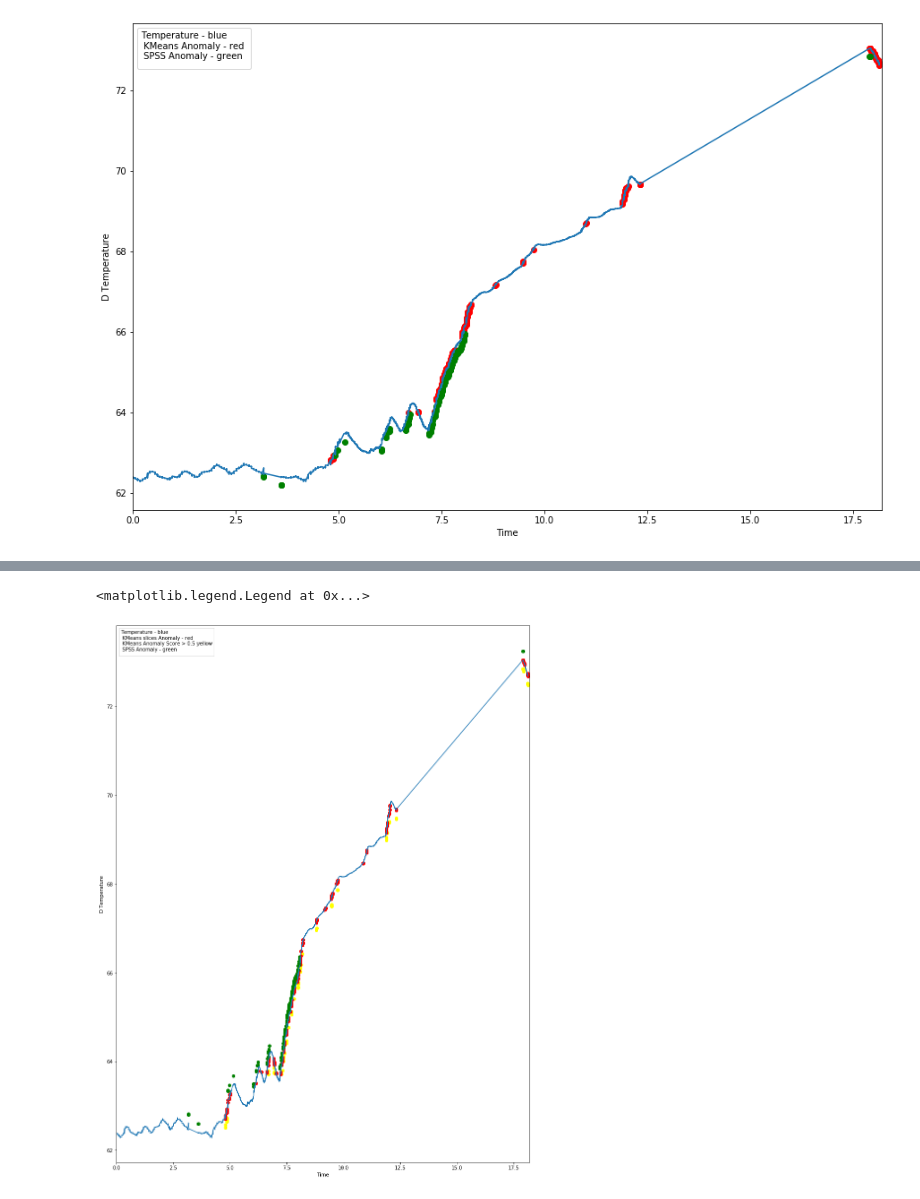
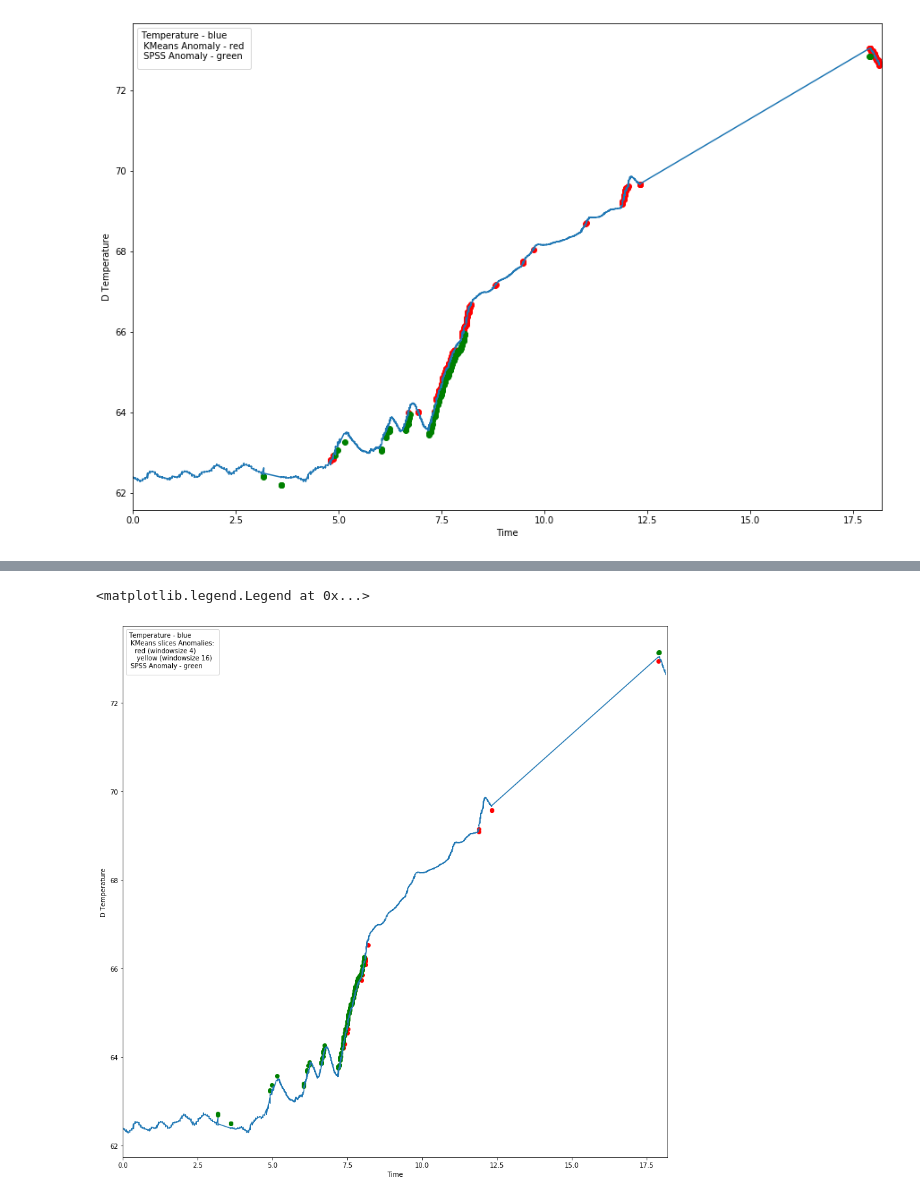
Before and after one commit to sedgewickmm18/mmfunctions, a Jupyter notebook: AnomalyLauren.ipynb, the cells around one changed output, grey strips where cells are left out. Drawn from its saved outputs; the diff is of its cells as text; code cells hidden in the pictures.

```diff
--- a/AnomalyLauren.ipynb
+++ b/AnomalyLauren.ipynb
@@ -303,6 +252,10 @@ ax.legend(title='Temperature - blue\n KMeans Anomaly - red \n SPSS Anomaly - gre
 # Maybe windowing makes more sense - we have slices prepared in a previous step
 # now we compare the 'shapes' of short functions
 # Window size: 12
-slices2 = skiutil.view_as_windows(temperature, window_shape=(12,))
+windowsize = 4
+windowsize2 = 16
+slices = skiutil.view_as_windows(temperature, window_shape=(windowsize,))
+slices.shape
+slices2 = skiutil.view_as_windows(temperature, window_shape=(windowsize2,))
 slices2.shape
 # %% [output]
@@ -328,0 +279,23 @@ predwin2.shape
+# %%
+# prepare scatterplot
+predwin[predwin != 0] = 1
+pred_t = predwin * temp_t[windowsize//2-1:temp_t.size - windowsize//2]
+pred_t[pred_t == 0] = 'nan'
+
+# prepare scatterplot
+predwin2[predwin2 != 0] = 1
+pred_t2 = predwin2 * temp_t[windowsize2//2-1:temp_t.size - windowsize2//2]
+pred_t2[pred_t2 == 0] = 'nan'
+
+cblofwin.decision_scores_
+predwinD = preddec
+predwinD[predwinD < 0.22] = 0
+predwinD[predwinD != 0] = 1
+predwinD = temp_t[windowsize//2-1:temp_t.size - windowsize//2] * predwinD
+predwinD[predwinD == 0] = 'nan'
+
+fig, ax = plt.subplots(1, 1, figsize=(15,5))
+ax.plot(temp_dt[windowsize//2-1:temp_t.size - windowsize//2], preddec * 40, color='blue')
+ax.plot(temp_dt[windowsize//2-1:temp_t.size - windowsize//2],
+        df_temp['$O-AnomalyIndex'].values[windowsize//2-1:temp_t.size - windowsize//2]/2, color='green')
+ax.legend(title='SPSS predictor - green \n PYOD predictor - blue')
@@ -329,13 +307,15 @@ predwin2.shape
 # %%
 # KNN is not really suitable it seems, but zscore would definitively do
-fig, ax = plt.subplots(1, 1, figsize=(15,20))
-ax.plot(temp_dt[6:2391], temp_t[6:2391])
-ax.scatter(temp_dt[6:2391], predwin2-0.2, color='yellow')
-ax.scatter(temp_dt[6:2391], pred_t, color = 'red')
-ax.scatter(temp_dt[6:2391], spss_dvt[6:2391]+0.2, color='green')
+fig, ax = plt.subplots(1, 1, figsize=(15,15))
+ax.plot(temp_dt[windowsize//2-1:temp_t.size - windowsize//2], temp_t[windowsize//2-1:temp_t.size - windowsize//2])
+ax.scatter(temp_dt[windowsize//2-1:temp_t.size - windowsize//2], predwinD-0.1, color='red')
+#ax.scatter(temp_dt[windowsize//2-1:temp_t.size - windowsize//2], pred_t-0.1, color = 'yellow')
+#ax.scatter(temp_dt[windowsize2//2-1:temp_t.size - windowsize2//2], pred_t2-0.1, color = 'yellow')
+ax.scatter(temp_dt[windowsize//2-1:temp_t.size - windowsize//2],
+                     spss_dvt[windowsize//2-1:temp_t.size - windowsize//2]+0.1, color='green')
 
 ax.set_xlim(0, 18.2)
 ax.set_xlabel('Time')
 ax.set_ylabel('D Temperature')
-ax.legend(title='Temperature - blue\n KMeans slices Anomaly - red \n KMeans Anomaly Score > 0.5 yellow\n SPSS Anomaly - green')
+ax.legend(title='Temperature - blue\n KMeans slices Anomalies: \n   red (windowsize 4)\n    yellow (windowsize 16) \n SPSS Anomaly - green')
 # %% [output]
@@ -343,2 +323,2 @@ ax.legend(title='Temperature - blue\n KMeans slices Anomaly - red \n KMeans Anom
 <matplotlib.legend.Legend at 0x...>
-[figure, old version]
+[figure, new version]
```
Also changed, not shown: parts of 13 cells of this notebook, 3 other files.
